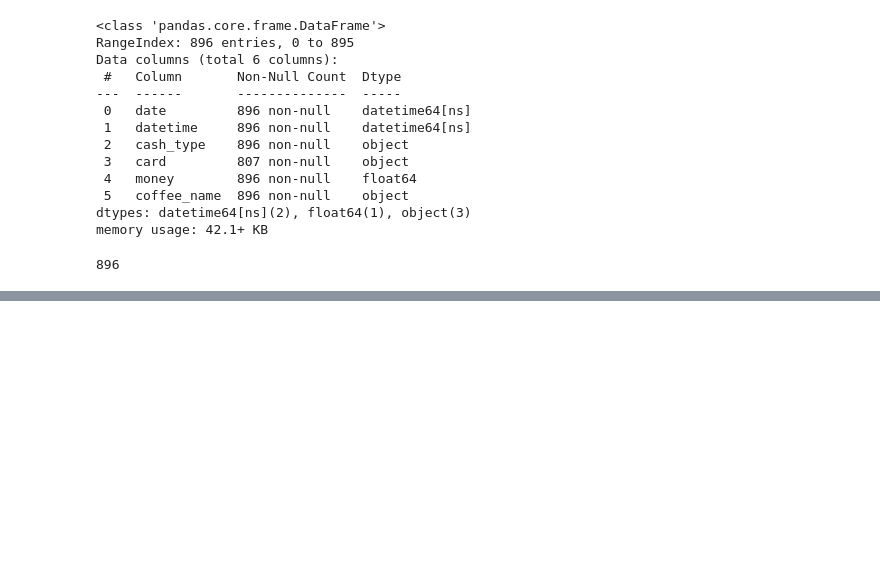
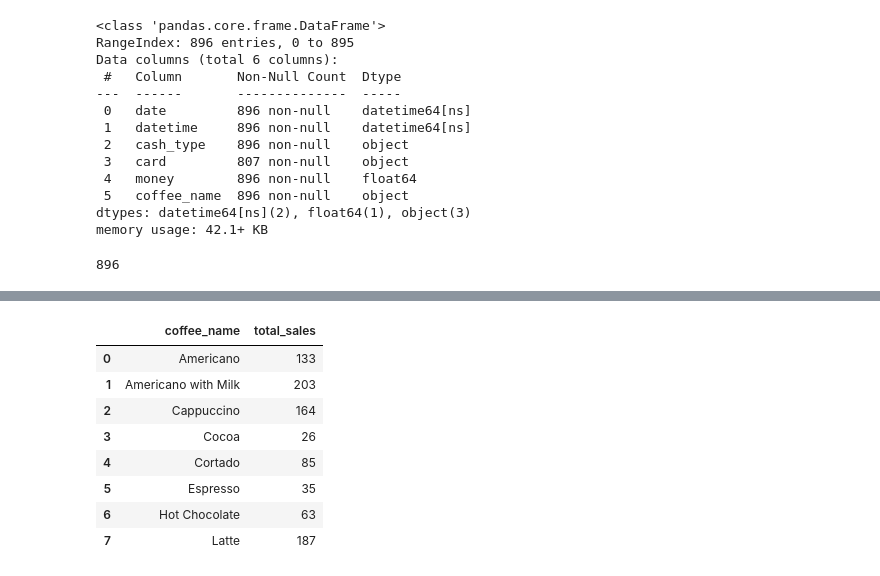
Before and after one commit to PedroJoas/SQL-analyses, a Jupyter notebook: coffee sales/Coffe_Sales_Analyses.ipynb, the cells around one changed output, grey strips where cells are left out. Drawn from its saved outputs; the diff is of its cells as text; code cells hidden in the pictures; blank space fills up the shorter version.

```diff
--- a/coffee sales/Coffe_Sales_Analyses.ipynb
+++ b/coffee sales/Coffe_Sales_Analyses.ipynb
@@ -99,0 +151,19 @@ SELECT * FROM coffeeSales
+# %%
+query = '''
+SELECT coffee_name, COUNT(*) AS total_sales
+FROM coffeeSales
+GROUP BY coffee_name
+'''
+
+df = pd.read_sql_query(query, conn)
+df
+# %% [output]
+|  | coffee_name | total_sales |
+| 0 | Americano | 133 |
+| 1 | Americano with Milk | 203 |
+| 2 | Cappuccino | 164 |
+| 3 | Cocoa | 26 |
+| 4 | Cortado | 85 |
+| 5 | Espresso | 35 |
+| 6 | Hot Chocolate | 63 |
+| 7 | Latte | 187 |
```
Also changed, not shown: parts of 14 cells of this notebook.
